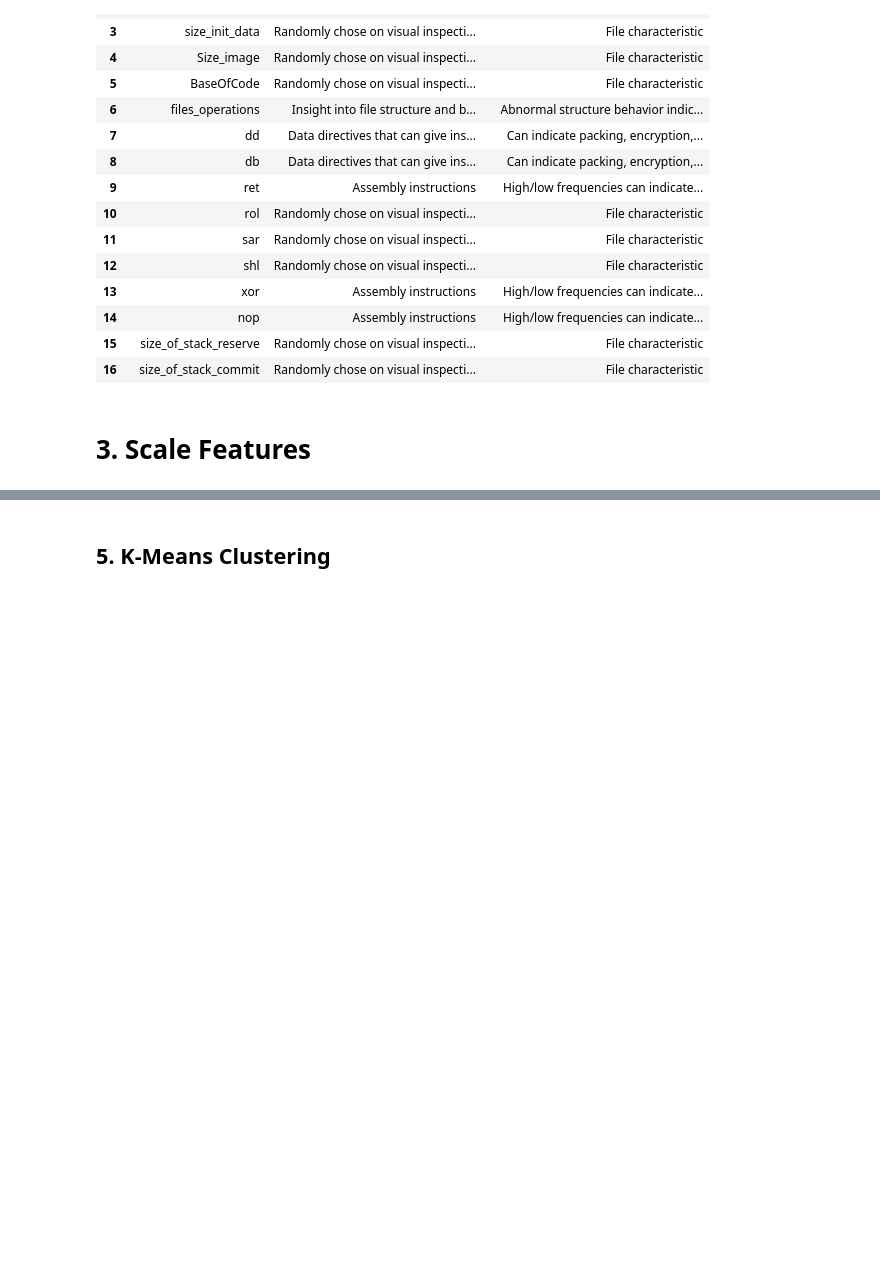
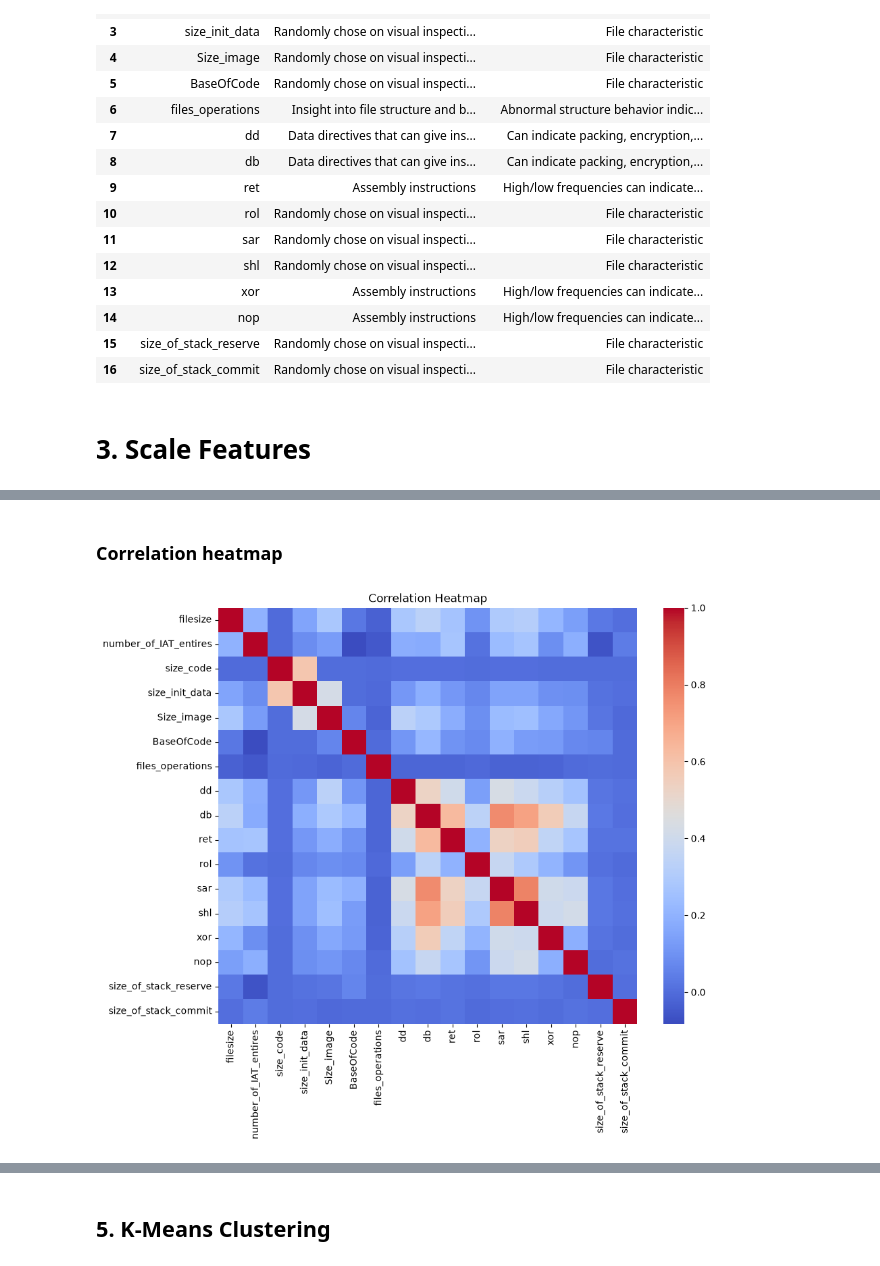
Before and after one commit to blbaum/aiForSecurity, a Jupyter notebook: module4/Assignment3-Baum.ipynb, the cells around one changed output, grey strips where cells are left out. Drawn from its saved outputs; the diff is of its cells as text; code cells hidden in the pictures; blank space fills up the shorter version.

```diff
--- a/module4/Assignment3-Baum.ipynb
+++ b/module4/Assignment3-Baum.ipynb
@@ -377,0 +393,10 @@ plt.show()
+# %% [markdown]
+### Correlation heatmap
+# %%
+corr_phish = X_scaled_df.corr()
+plt.figure(figsize=(10, 8))
+sns.heatmap(corr_phish, annot=False, cmap="coolwarm")
+plt.title("Correlation Heatmap")
+plt.show()
+# %% [output]
+[figure, added]
```
Also changed, not shown: parts of 17 cells of this notebook.
